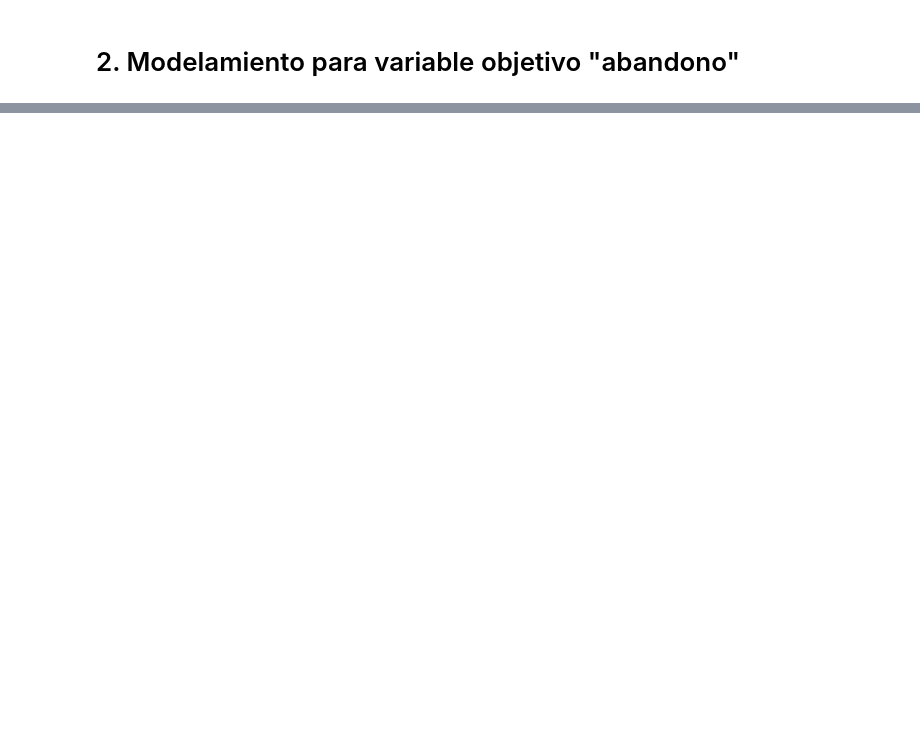
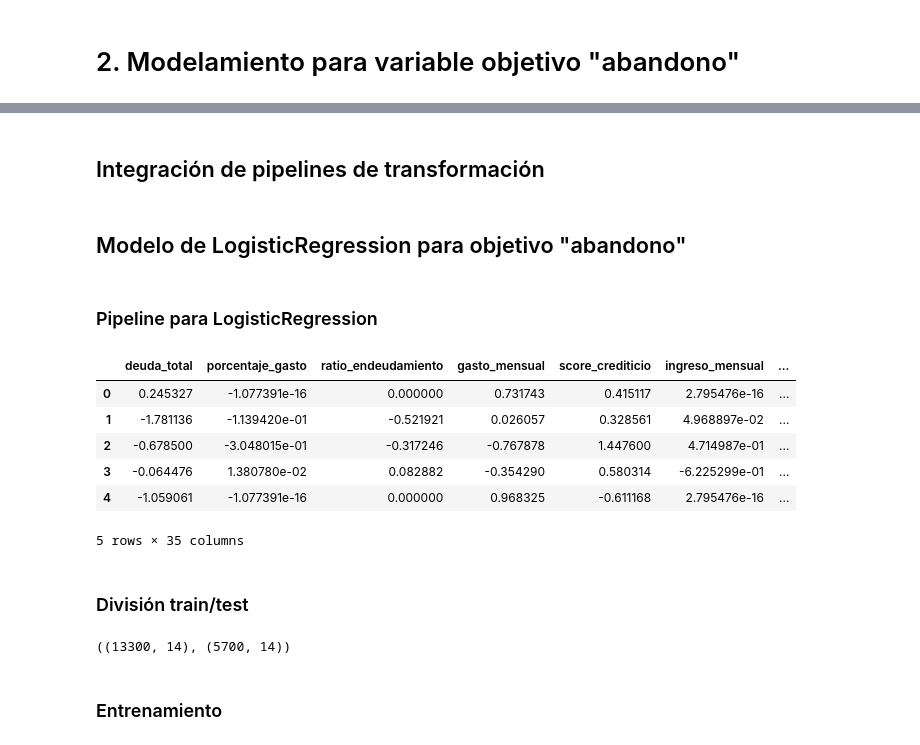
Before and after one commit to ramirezluna-david/proyecto_modelado_grp2, a Jupyter notebook: notebooks/02_modelos_supervisados.ipynb, the cells around one changed output, grey strips where cells are left out. Cells and saved outputs as stored; diff of their text form; code cells hidden in the pictures; blank space fills up the shorter version.

Commit message:
v1.2.0 modelamiento "abandono"

```diff
--- a/notebooks/02_modelos_supervisados.ipynb
+++ b/notebooks/02_modelos_supervisados.ipynb
@@ -296,0 +304,5 @@ Modelos y datos de prueba guardados
+# %%
+data_sin_dup, var_dep, var_indep = separar_objetivo_features(
+    data_filtrada,
+    target="abandono",
+ )
@@ -296,0 +311,51 @@ Modelos y datos de prueba guardados
+# %%
+numerical_features = ['deuda_total','porcentaje_gasto',"ratio_endeudamiento", "gasto_mensual", "score_crediticio", "ingreso_mensual", "edad", "antiguedad_meses", "frecuencia_compra", "ultima_compra_dias", "num_productos", "hora_registro"] # Define listado de variables numéricas
+categorical_nominales = [ "tiene_tarjeta_credito", "genero", "region", "estado_civil", "canal_registro","dia_semana_registro"] # Define listado de variables categóricas nominales
+categorical_ordinales = ["tipo_plan", "uso_app"] # Define listado de variables categóricas ordinales
+date_time_features = ["fecha_registro"] # Define listado de variables de fecha y hora
+orden_tipo_plan = ['Basico', 'Estandar', 'Premium'] # Define orden para variable ordinal tipo_plan
+orden_uso_app = ['Bajo', 'Medio', 'Alto'] # Define orden para variable ordinal uso_app
+# %% [markdown]
+## Integración de pipelines de transformación
+# %%
+pipeline_numerical_features, pipeline_nominales, pipeline_ordinales, preprocesador = build_preprocessor(
+    numerical_features=numerical_features,
+    categorical_nominales=categorical_nominales,
+    categorical_ordinales=categorical_ordinales,
+    orden_tipo_plan=orden_tipo_plan,
+    orden_uso_app=orden_uso_app,
+)
+# %% [markdown]
+## Modelo de LogisticRegression para objetivo "abandono"
+# %% [markdown]
+### Pipeline para LogisticRegression
+# %%
+# Define el pipeline de limpieza de datos con duplicados, ingeniería de características y preprocesamiento.
+pipeline_limpieza = build_cleaning_pipeline(preprocesador)
+
+# Define el pipeline para regresión logística.
+pipeline_modelo_lr = build_logistic_regression_classifier_pipeline(
+    max_iter=1000,
+    class_weight="balanced",
+    threshold=0.9,
+)
+# %%
+# Divide en train/test antes de ajustar el pipeline
+X_train_raw, X_test_raw, y_train, y_test = train_test_split(
+    var_indep, var_dep, test_size=0.3, random_state=29, stratify=var_dep
+)
+
+# Ajusta el pipeline solo con train y transforma ambos conjuntos
+X_train_t, X_test_t = aplicar_pipeline_limpieza_train_test(
+    pipeline_limpieza, X_train_raw, X_test_raw
+)
+
+X_train_t.head()
+# %% [output]
+|  | deuda_total | porcentaje_gasto | ratio_endeudamiento | gasto_mensual | score_crediticio | ingreso_mensual | ... |
+| 0 | 0.245327 | -1.077391e-16 | 0.000000 | 0.731743 | 0.415117 | 2.795476e-16 | ... |
+| 1 | -1.781136 | -1.139420e-01 | -0.521921 | 0.026057 | 0.328561 | 4.968897e-02 | ... |
+| 2 | -0.678500 | -3.048015e-01 | -0.317246 | -0.767878 | 1.447600 | 4.714987e-01 | ... |
+| 3 | -0.064476 | 1.380780e-02 | 0.082882 | -0.354290 | 0.580314 | -6.225299e-01 | ... |
+| 4 | -1.059061 | -1.077391e-16 | 0.000000 | 0.968325 | -0.611168 | 2.795476e-16 | ... |
+5 rows × 35 columns
@@ -296,0 +382,9 @@ Modelos y datos de prueba guardados
+# %% [markdown]
+### División train/test
+# %%
+# El split ya se hizo antes del fit del pipeline
+X_train.shape, X_test.shape
+# %% [output]
+((13300, 14), (5700, 14))
+# %% [markdown]
+### Entrenamiento
```
Also changed, not shown: parts of 31 cells of this notebook, 12 other files.
